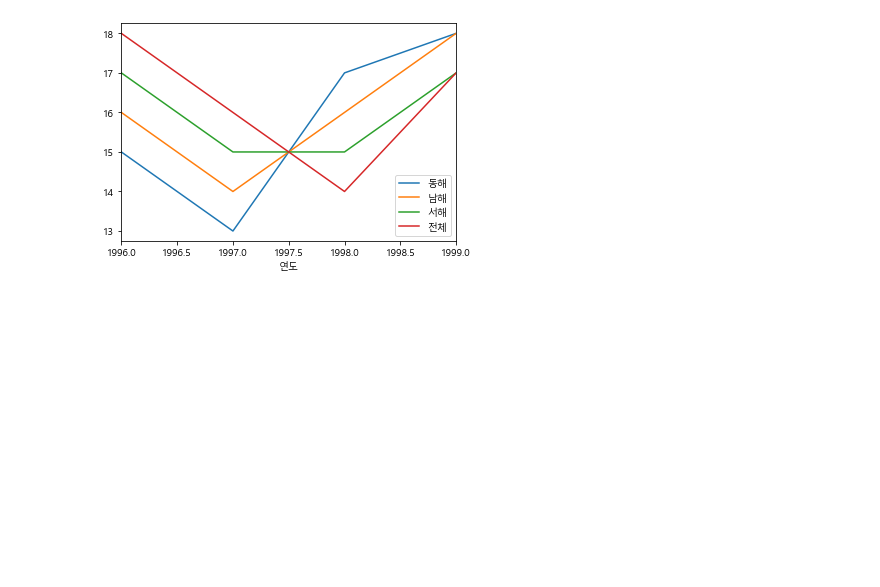
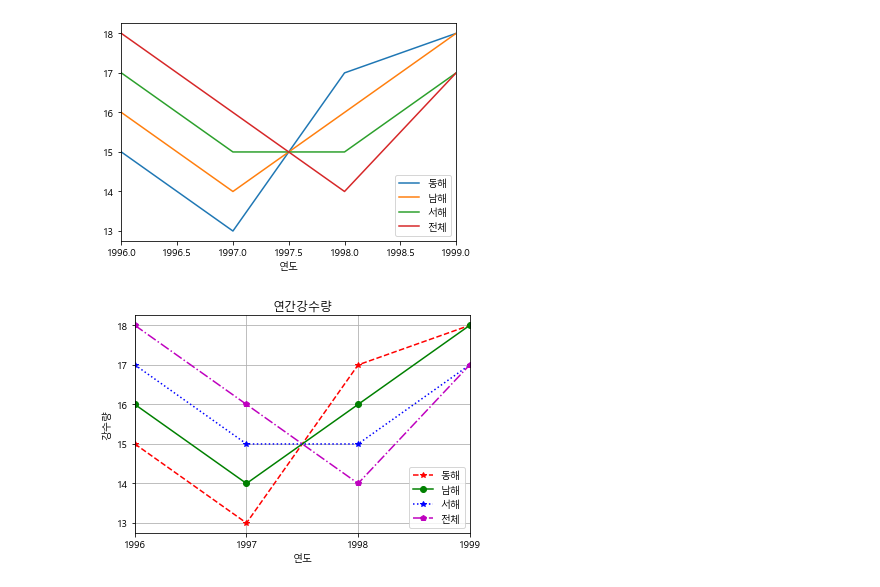
Before and after one commit to Hinen/SSU_AI_DataAnalytics, a Jupyter notebook: Week_4/Pyplot.ipynb, the cells around one changed output. Cells and saved outputs as stored; diff of their text form; code cells hidden in the pictures; blank space fills up the shorter version.

Commit message:
Set Graph Style

```diff
--- a/Week_4/Pyplot.ipynb
+++ b/Week_4/Pyplot.ipynb
@@ -51,3 +51,13 @@ df_rain.plot()
 plt.show()
 # %% [output]
 [figure]
+# %%
+rain_plot = df_rain.plot(grid = True, style = ['r--*', 'g-o', 'b:*', 'm-.p'])
+rain_plot.set_xticks([1996, 1997, 1998, 1999]) # x축 눈금
+rain_plot.set_xlabel('연도') # x축 라벨
+rain_plot.set_ylabel('강수량') # y축 라벨
+rain_plot.set_title('연간강수량') #그래프 제목
+
+plt.show()
+# %% [output]
+[figure, added]
```
